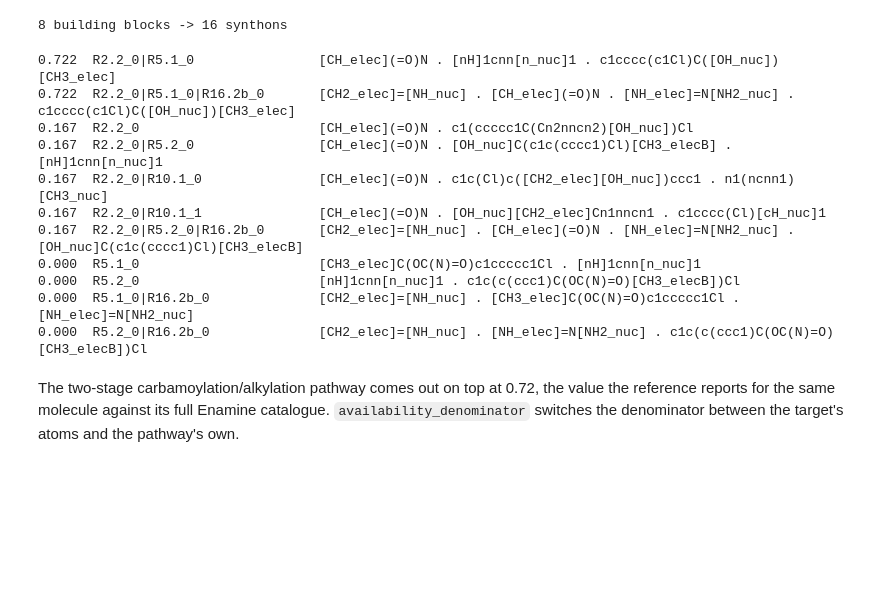
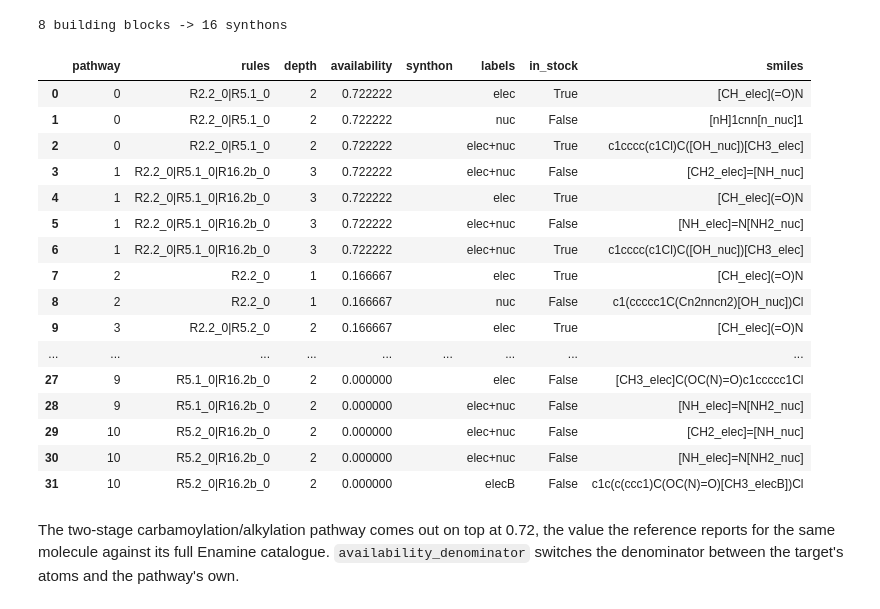
Before and after one commit to Laboratoire-de-Chemoinformatique/SynPlanner, a Jupyter notebook: tutorials/17_Synthon_Based_Design.ipynb, the cells around one changed output. Cells and saved outputs as stored; diff of their text form; code cells hidden in the pictures; blank space fills up the shorter version.

```diff
--- a/tutorials/17_Synthon_Based_Design.ipynb
+++ b/tutorials/17_Synthon_Based_Design.ipynb
@@ -437,20 +438,25 @@ print(f"{len(CATALOGUE)} building blocks -> {len(catalogue)} synthons")
 # %%
 scored = Fragmenter(SynthonConfig(), catalogue).fragment(target)
 
-for pathway in scored.best_available():
-    print(f"{pathway.availability:5.3f}  {'|'.join(pathway.rules):28s} {' . '.join(pathway.key)}")
+synthons_frame(scored, catalogue)
 # %% [output]
-0.722  R2.2_0|R5.1_0                [CH_elec](=O)N . [nH]1cnn[n_nuc]1 . c1cccc(c1Cl)C([OH_nuc])[CH3_elec]
-0.722  R2.2_0|R5.1_0|R16.2b_0       [CH2_elec]=[NH_nuc] . [CH_elec](=O)N . [NH_elec]=N[NH2_nuc] . c1cccc(c1Cl)C([OH_nuc])[CH3_elec]
-0.167  R2.2_0                       [CH_elec](=O)N . c1(ccccc1C(Cn2nncn2)[OH_nuc])Cl
-0.167  R2.2_0|R5.2_0                [CH_elec](=O)N . [OH_nuc]C(c1c(cccc1)Cl)[CH3_elecB] . [nH]1cnn[n_nuc]1
-0.167  R2.2_0|R10.1_0               [CH_elec](=O)N . c1c(Cl)c([CH2_elec][OH_nuc])ccc1 . n1(ncnn1)[CH3_nuc]
-0.167  R2.2_0|R10.1_1               [CH_elec](=O)N . [OH_nuc][CH2_elec]Cn1nncn1 . c1cccc(Cl)[cH_nuc]1
-0.167  R2.2_0|R5.2_0|R16.2b_0       [CH2_elec]=[NH_nuc] . [CH_elec](=O)N . [NH_elec]=N[NH2_nuc] . [OH_nuc]C(c1c(cccc1)Cl)[CH3_elecB]
-0.000  R5.1_0                       [CH3_elec]C(OC(N)=O)c1ccccc1Cl . [nH]1cnn[n_nuc]1
-0.000  R5.2_0                       [nH]1cnn[n_nuc]1 . c1c(c(ccc1)C(OC(N)=O)[CH3_elecB])Cl
-0.000  R5.1_0|R16.2b_0              [CH2_elec]=[NH_nuc] . [CH3_elec]C(OC(N)=O)c1ccccc1Cl . [NH_elec]=N[NH2_nuc]
-0.000  R5.2_0|R16.2b_0              [CH2_elec]=[NH_nuc] . [NH_elec]=N[NH2_nuc] . c1c(c(ccc1)C(OC(N)=O)[CH3_elecB])Cl
+|  | pathway | rules | depth | availability | synthon | labels | in_stock | smiles |
+| 0 | 0 | R2.2_0|R5.1_0 | 2 | 0.722222 |  | elec | True | [CH_elec](=O)N |
+| 1 | 0 | R2.2_0|R5.1_0 | 2 | 0.722222 |  | nuc | False | [nH]1cnn[n_nuc]1 |
+| 2 | 0 | R2.2_0|R5.1_0 | 2 | 0.722222 |  | elec+nuc | True | c1cccc(c1Cl)C([OH_nuc])[CH3_elec] |
+| 3 | 1 | R2.2_0|R5.1_0|R16.2b_0 | 3 | 0.722222 |  | elec+nuc | False | [CH2_elec]=[NH_nuc] |
+| 4 | 1 | R2.2_0|R5.1_0|R16.2b_0 | 3 | 0.722222 |  | elec | True | [CH_elec](=O)N |
+| 5 | 1 | R2.2_0|R5.1_0|R16.2b_0 | 3 | 0.722222 |  | elec+nuc | False | [NH_elec]=N[NH2_nuc] |
+| 6 | 1 | R2.2_0|R5.1_0|R16.2b_0 | 3 | 0.722222 |  | elec+nuc | True | c1cccc(c1Cl)C([OH_nuc])[CH3_elec] |
+| 7 | 2 | R2.2_0 | 1 | 0.166667 |  | elec | True | [CH_elec](=O)N |
+| 8 | 2 | R2.2_0 | 1 | 0.166667 |  | nuc | False | c1(ccccc1C(Cn2nncn2)[OH_nuc])Cl |
+| 9 | 3 | R2.2_0|R5.2_0 | 2 | 0.166667 |  | elec | True | [CH_elec](=O)N |
+| ... | ... | ... | ... | ... | ... | ... | ... | ... |
+| 27 | 9 | R5.1_0|R16.2b_0 | 2 | 0.000000 |  | elec | False | [CH3_elec]C(OC(N)=O)c1ccccc1Cl |
+| 28 | 9 | R5.1_0|R16.2b_0 | 2 | 0.000000 |  | elec+nuc | False | [NH_elec]=N[NH2_nuc] |
+| 29 | 10 | R5.2_0|R16.2b_0 | 2 | 0.000000 |  | elec+nuc | False | [CH2_elec]=[NH_nuc] |
+| 30 | 10 | R5.2_0|R16.2b_0 | 2 | 0.000000 |  | elec+nuc | False | [NH_elec]=N[NH2_nuc] |
+| 31 | 10 | R5.2_0|R16.2b_0 | 2 | 0.000000 |  | elecB | False | c1c(c(ccc1)C(OC(N)=O)[CH3_elecB])Cl |
 # %% [markdown]
 The two-stage carbamoylation/alkylation pathway comes out on top at 0.72, the value the reference reports for the same molecule against its full Enamine catalogue. `availability_denominator` switches the denominator between the target's atoms and the pathway's own.
 # %%
```
Also changed, not shown: parts of 3 cells of this notebook, 1 other file.
